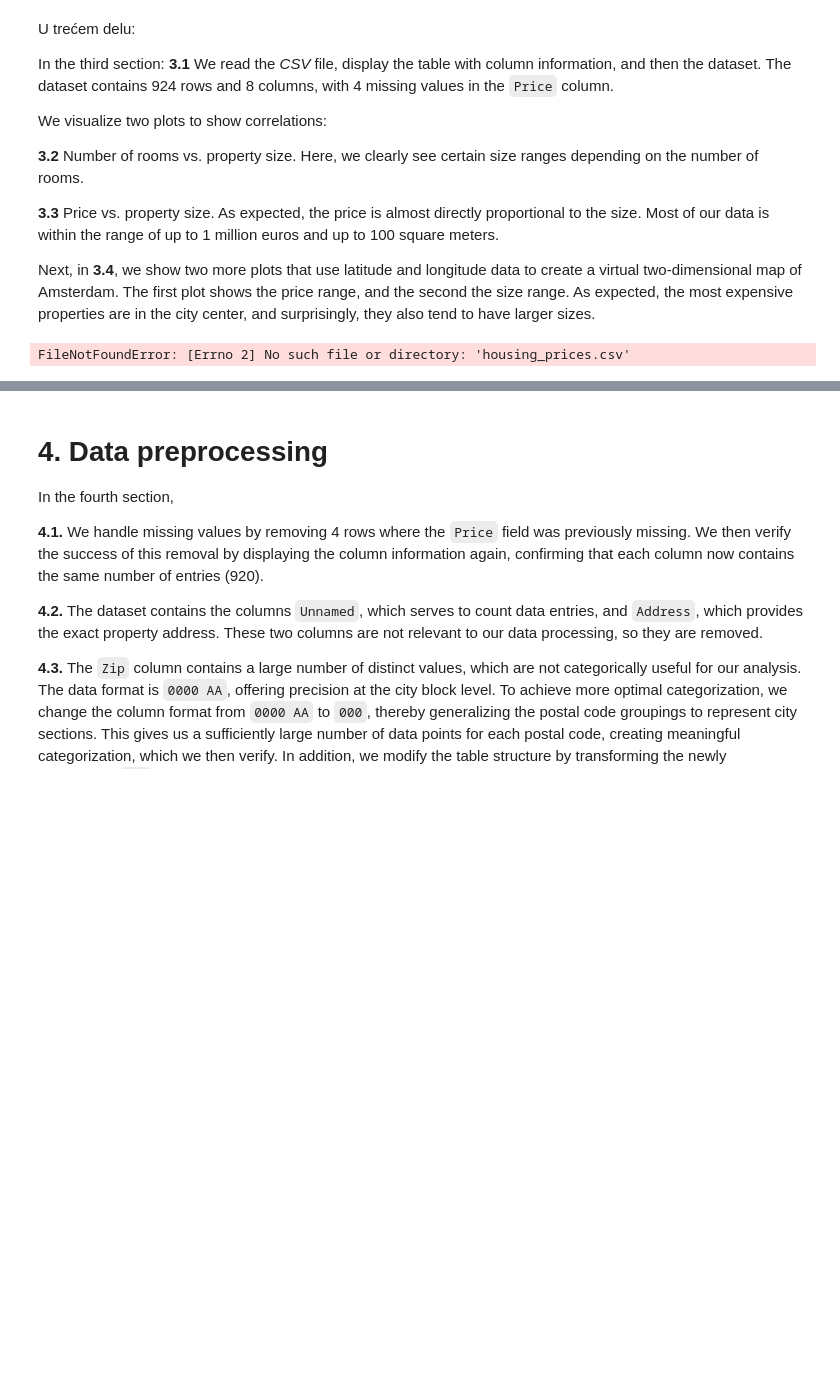
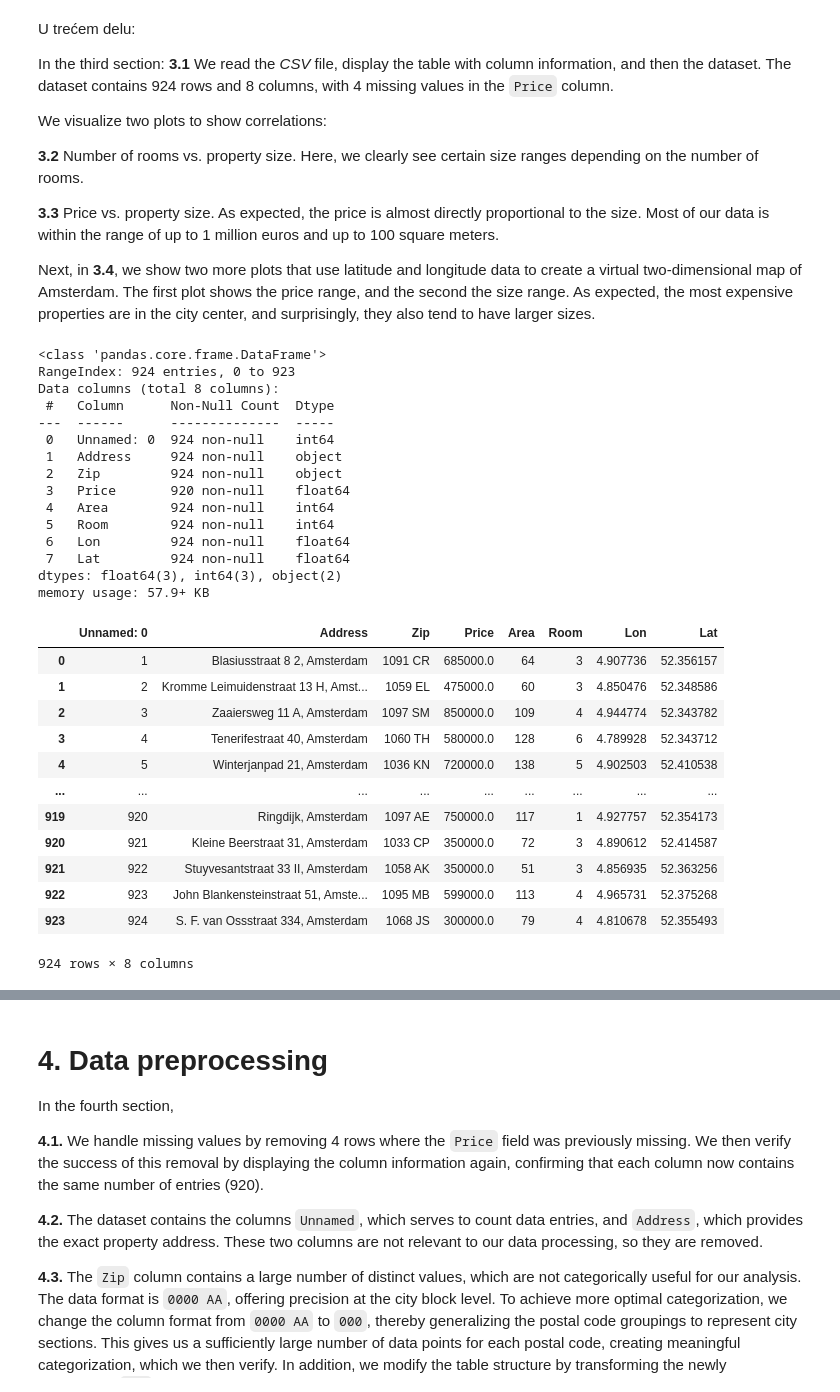
Before and after one commit to Vojinovic-M/Python---Jupyter-Notebook---Predicting-Real-Estate-Prices-In-Amsterdam, a Jupyter notebook: Amsterdam.ipynb, the cells around one changed output, grey strips where cells are left out. Drawn from its saved outputs; the diff is of its cells as text; code cells hidden in the pictures; blank space fills up the shorter version.

```diff
--- a/Amsterdam.ipynb
+++ b/Amsterdam.ipynb
@@ -67,10 +67,37 @@ We visualize two plots to show correlations:
 Next, in **3.4**, we show two more plots that use latitude and longitude data to create a virtual two-dimensional map of Amsterdam. The first plot shows the price range, and the second the size range. As expected, the most expensive properties are in the city center, and surprisingly, they also tend to have larger sizes.
 # %%
 # @title 3.1 Reading the table
-data = pd.read_csv("housing_prices.csv")
+data = pd.read_csv("HousingPrices-Amsterdam-August-2021.csv")
 data.info()
 data
 # %% [output]
-FileNotFoundError: [Errno 2] No such file or directory: 'housing_prices.csv'
+<class 'pandas.core.frame.DataFrame'>
+RangeIndex: 924 entries, 0 to 923
+Data columns (total 8 columns):
+ #   Column      Non-Null Count  Dtype
+---  ------      --------------  -----
+ 0   Unnamed: 0  924 non-null    int64
+ 1   Address     924 non-null    object
+ 2   Zip         924 non-null    object
+ 3   Price       920 non-null    float64
+ 4   Area        924 non-null    int64
+ 5   Room        924 non-null    int64
+ 6   Lon         924 non-null    float64
+ 7   Lat         924 non-null    float64
+dtypes: float64(3), int64(3), object(2)
+memory usage: 57.9+ KB
+|  | Unnamed: 0 | Address | Zip | Price | Area | Room | Lon | Lat |
+| 0 | 1 | Blasiusstraat 8 2, Amsterdam | 1091 CR | 685000.0 | 64 | 3 | 4.907736 | 52.356157 |
+| 1 | 2 | Kromme Leimuidenstraat 13 H, Amst... | 1059 EL | 475000.0 | 60 | 3 | 4.850476 | 52.348586 |
+| 2 | 3 | Zaaiersweg 11 A, Amsterdam | 1097 SM | 850000.0 | 109 | 4 | 4.944774 | 52.343782 |
+| 3 | 4 | Tenerifestraat 40, Amsterdam | 1060 TH | 580000.0 | 128 | 6 | 4.789928 | 52.343712 |
+| 4 | 5 | Winterjanpad 21, Amsterdam | 1036 KN | 720000.0 | 138 | 5 | 4.902503 | 52.410538 |
+| ... | ... | ... | ... | ... | ... | ... | ... | ... |
+| 919 | 920 | Ringdijk, Amsterdam | 1097 AE | 750000.0 | 117 | 1 | 4.927757 | 52.354173 |
+| 920 | 921 | Kleine Beerstraat 31, Amsterdam | 1033 CP | 350000.0 | 72 | 3 | 4.890612 | 52.414587 |
+| 921 | 922 | Stuyvesantstraat 33 II, Amsterdam | 1058 AK | 350000.0 | 51 | 3 | 4.856935 | 52.363256 |
+| 922 | 923 | John Blankensteinstraat 51, Amste... | 1095 MB | 599000.0 | 113 | 4 | 4.965731 | 52.375268 |
+| 923 | 924 | S. F. van Ossstraat 334, Amsterdam | 1068 JS | 300000.0 | 79 | 4 | 4.810678 | 52.355493 |
+924 rows × 8 columns
 # %%
 data.describe()
```
Also changed, not shown: parts of 22 cells of this notebook.
